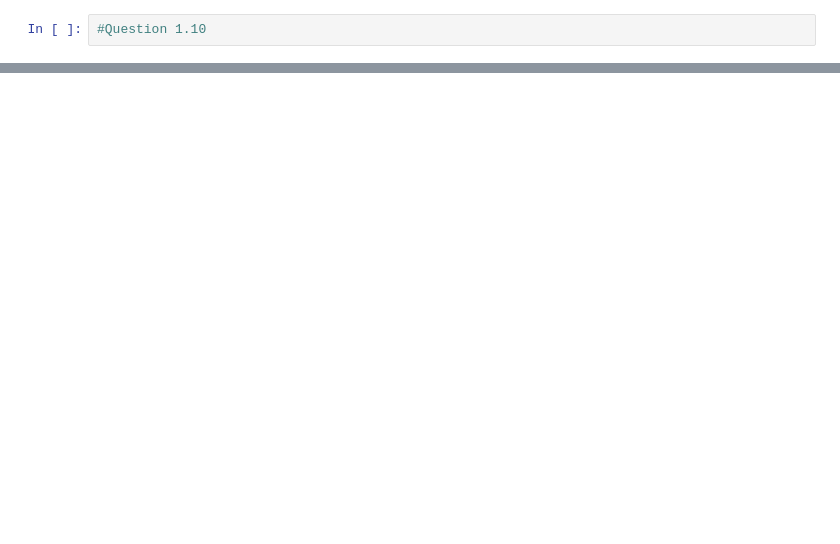
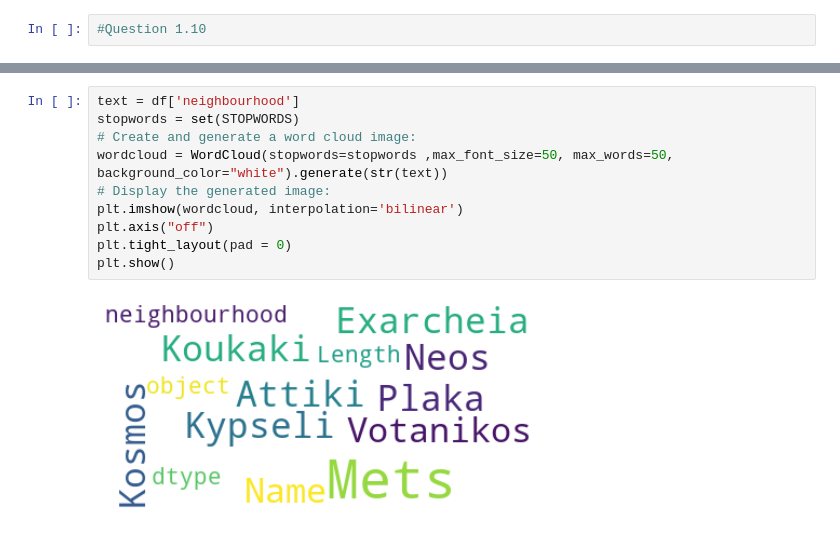
Before and after one commit to GiannisTzierakis/dataMining, a Jupyter notebook: PRJ1.ipynb, the cells around one changed output, grey strips where cells are left out. Drawn from its saved outputs; the diff is of its cells as text; blank space fills up the shorter version.

```diff
--- a/PRJ1.ipynb
+++ b/PRJ1.ipynb
@@ -269,0 +279,12 @@ plt.show()
+# %%
+text = df['neighbourhood']
+stopwords = set(STOPWORDS)
+# Create and generate a word cloud image:
+wordcloud = WordCloud(stopwords=stopwords ,max_font_size=50, max_words=50, background_color="white").generate(str(text))
+# Display the generated image:
+plt.imshow(wordcloud, interpolation='bilinear')
+plt.axis("off")
+plt.tight_layout(pad = 0)
+plt.show()
+# %% [output]
+[figure, added]
```
Also changed, not shown: parts of 12 cells of this notebook.
